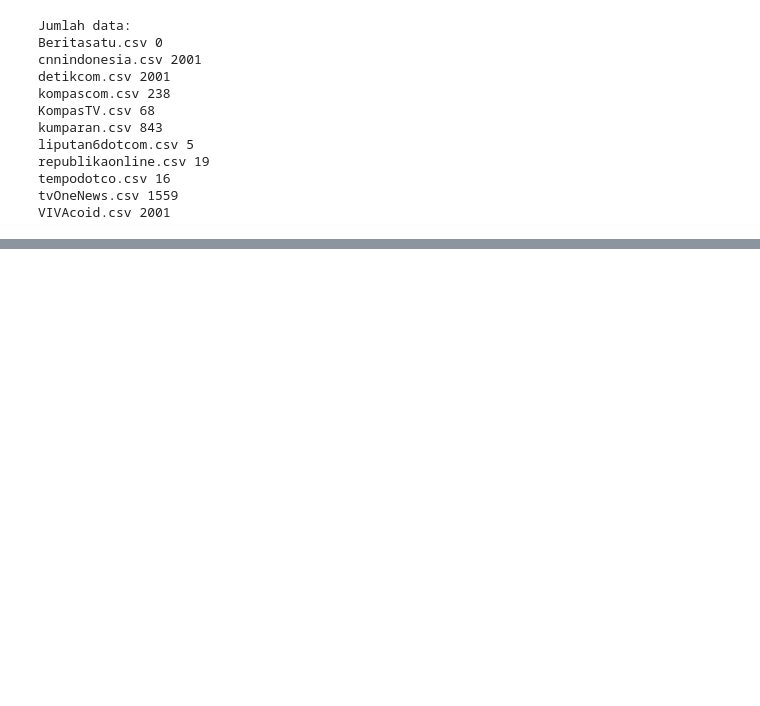
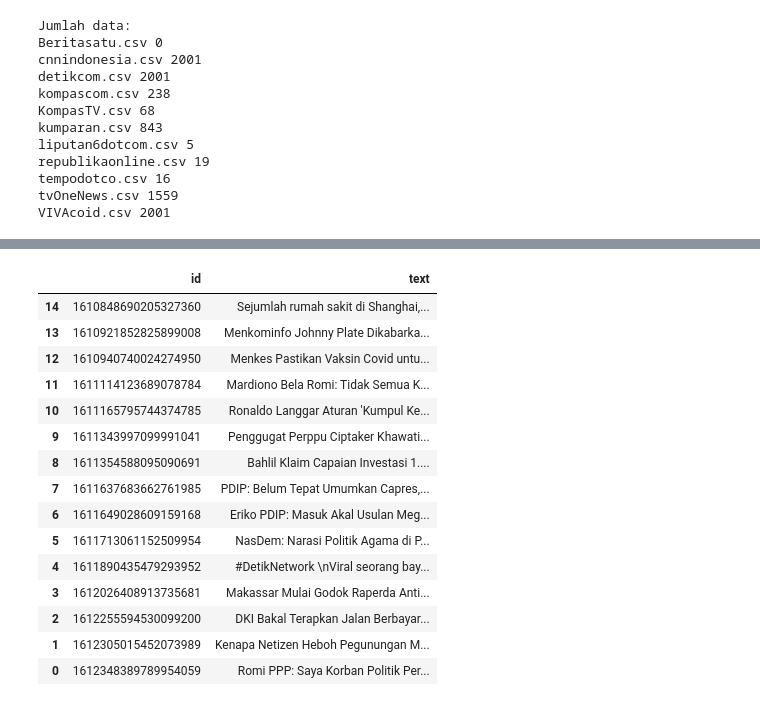
Before and after one commit to kaenova/Headline_Detection, a Jupyter notebook: src/1. Data Retrieval/exploration.ipynb, the cells around one changed output, grey strips where cells are left out. Cells and saved outputs as stored; diff of their text form; code cells hidden in the pictures; blank space fills up the shorter version.

```diff
--- a/src/1. Data Retrieval/exploration.ipynb
+++ b/src/1. Data Retrieval/exploration.ipynb
@@ -54,0 +78,24 @@ results[0].
+# %%
+data2 = {
+    'id' : [i.id for i in results_2],
+    'text' : [i.text for i in results_2],
+}
+df_data_2 = pd.DataFrame(data2).sort_values('id')
+df_data_2
+# %% [output]
+|  | id | text |
+| 14 | 1610848690205327360 | Sejumlah rumah sakit di Shanghai,... |
+| 13 | 1610921852825899008 | Menkominfo Johnny Plate Dikabarka... |
+| 12 | 1610940740024274950 | Menkes Pastikan Vaksin Covid untu... |
+| 11 | 1611114123689078784 | Mardiono Bela Romi: Tidak Semua K... |
+| 10 | 1611165795744374785 | Ronaldo Langgar Aturan 'Kumpul Ke... |
+| 9 | 1611343997099991041 | Penggugat Perppu Ciptaker Khawati... |
+| 8 | 1611354588095090691 | Bahlil Klaim Capaian Investasi 1.... |
+| 7 | 1611637683662761985 | PDIP: Belum Tepat Umumkan Capres,... |
+| 6 | 1611649028609159168 | Eriko PDIP: Masuk Akal Usulan Meg... |
+| 5 | 1611713061152509954 | NasDem: Narasi Politik Agama di P... |
+| 4 | 1611890435479293952 | #DetikNetwork \nViral seorang bay... |
+| 3 | 1612026408913735681 | Makassar Mulai Godok Raperda Anti... |
+| 2 | 1612255594530099200 | DKI Bakal Terapkan Jalan Berbayar... |
+| 1 | 1612305015452073989 | Kenapa Netizen Heboh Pegunungan M... |
+| 0 | 1612348389789954059 | Romi PPP: Saya Korban Politik Per... |
```
Also changed, not shown: parts of 18 cells of this notebook, 18 other files.
